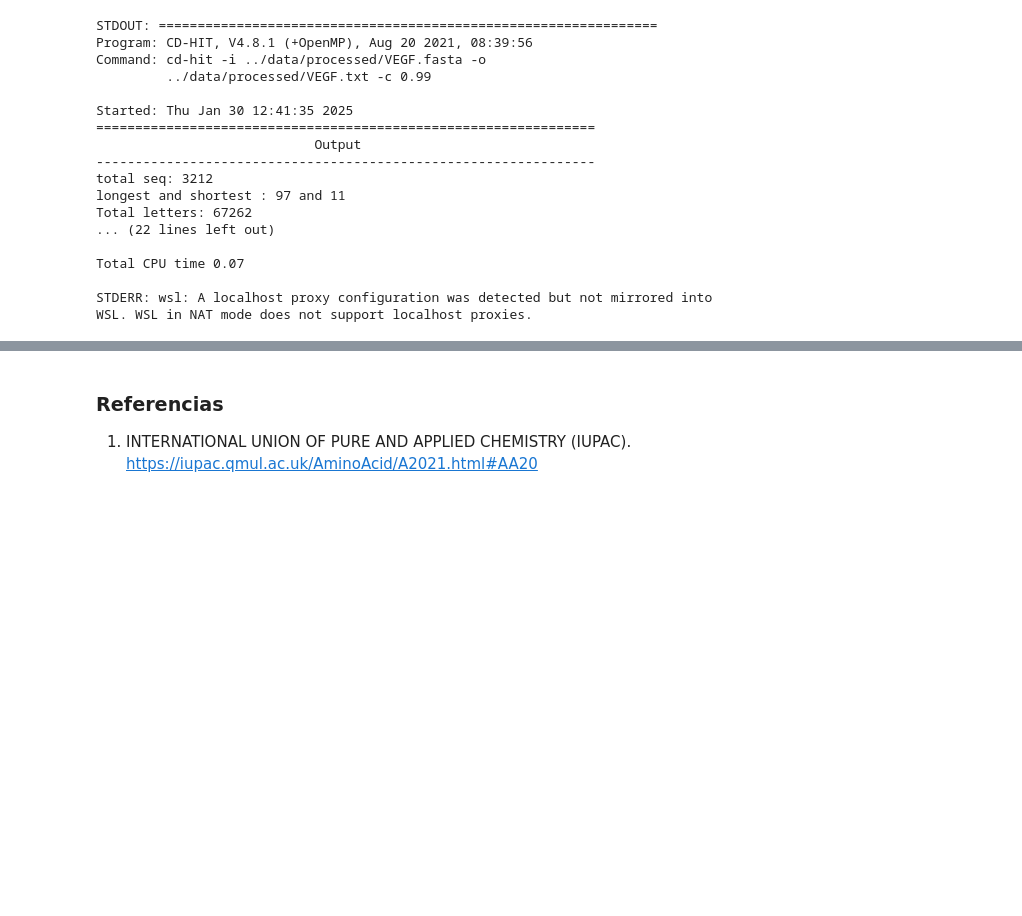
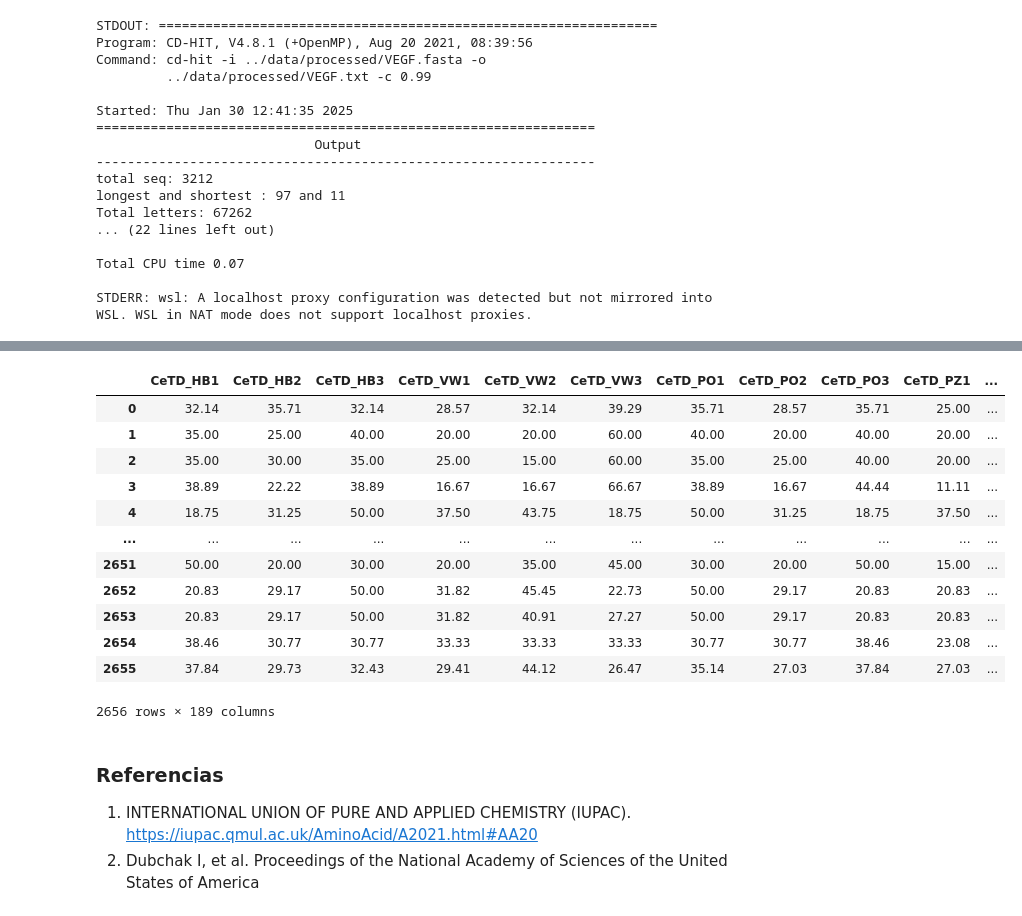
Before and after one commit to A01795375/Proyecto_Integrador_cancer, a Jupyter notebook: notebooks/Avance 2.1.ipynb, the cells around one changed output, grey strips where cells are left out. Saved outputs shown, nothing was run; the diff lists cells and outputs as text; code cells hidden in the pictures; blank space fills up the shorter version.

```diff
--- a/notebooks/Avance 2.1.ipynb
+++ b/notebooks/Avance 2.1.ipynb
@@ -322,4 +389,31 @@ feature_pcp
+# %%
+# Composition enhanced Transition and Distribution: (CTD)
+
+def ctd(input):
+  a = input.rstrip('txt')
+  output = a + 'ctd.csv'
+  df_out = ctd_wp(input, output)
+  df_in = pd.read_csv(output)
+  return df_in
+
+feature_ctd = ctd(cd_hit_path)
+feature_ctd
+# %% [output]
+|  | CeTD_HB1 | CeTD_HB2 | CeTD_HB3 | CeTD_VW1 | CeTD_VW2 | CeTD_VW3 | CeTD_PO1 | CeTD_PO2 | CeTD_PO3 | CeTD_PZ1 | ... |
+| 0 | 32.14 | 35.71 | 32.14 | 28.57 | 32.14 | 39.29 | 35.71 | 28.57 | 35.71 | 25.00 | ... |
+| 1 | 35.00 | 25.00 | 40.00 | 20.00 | 20.00 | 60.00 | 40.00 | 20.00 | 40.00 | 20.00 | ... |
+| 2 | 35.00 | 30.00 | 35.00 | 25.00 | 15.00 | 60.00 | 35.00 | 25.00 | 40.00 | 20.00 | ... |
+| 3 | 38.89 | 22.22 | 38.89 | 16.67 | 16.67 | 66.67 | 38.89 | 16.67 | 44.44 | 11.11 | ... |
+| 4 | 18.75 | 31.25 | 50.00 | 37.50 | 43.75 | 18.75 | 50.00 | 31.25 | 18.75 | 37.50 | ... |
+| ... | ... | ... | ... | ... | ... | ... | ... | ... | ... | ... | ... |
+| 2651 | 50.00 | 20.00 | 30.00 | 20.00 | 35.00 | 45.00 | 30.00 | 20.00 | 50.00 | 15.00 | ... |
+| 2652 | 20.83 | 29.17 | 50.00 | 31.82 | 45.45 | 22.73 | 50.00 | 29.17 | 20.83 | 20.83 | ... |
+| 2653 | 20.83 | 29.17 | 50.00 | 31.82 | 40.91 | 27.27 | 50.00 | 29.17 | 20.83 | 20.83 | ... |
+| 2654 | 38.46 | 30.77 | 30.77 | 33.33 | 33.33 | 33.33 | 30.77 | 30.77 | 38.46 | 23.08 | ... |
+| 2655 | 37.84 | 29.73 | 32.43 | 29.41 | 44.12 | 26.47 | 35.14 | 27.03 | 37.84 | 27.03 | ... |
+2656 rows × 189 columns
 # %% [markdown]
 ### Referencias
 
 1. INTERNATIONAL UNION OF PURE AND APPLIED CHEMISTRY (IUPAC). https://iupac.qmul.ac.uk/AminoAcid/A2021.html#AA20
+2. Dubchak I, et al. Proceedings of the National Academy of Sciences of the United States of America
```
Also changed, not shown: parts of 7 cells of this notebook, 4 other files.
